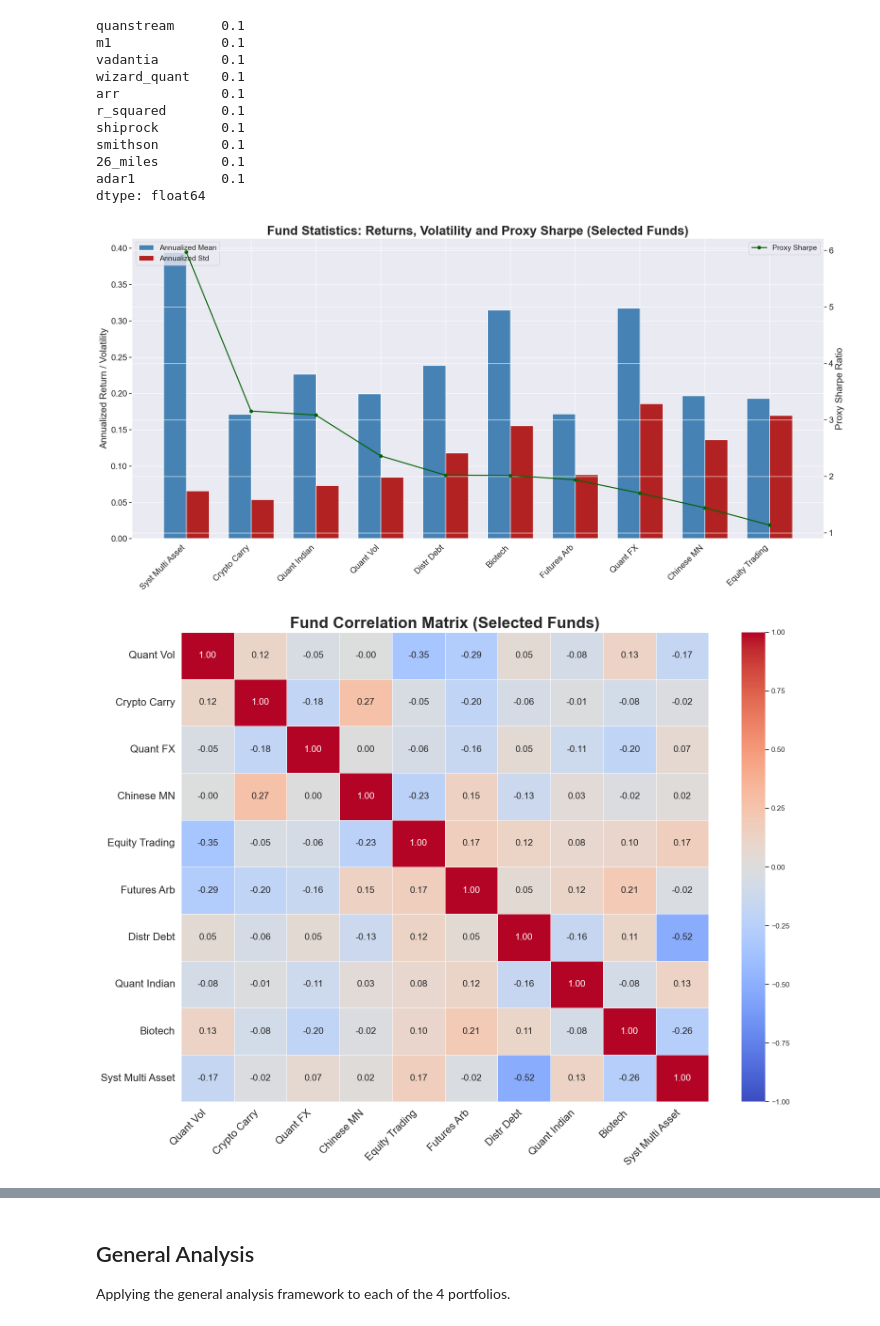
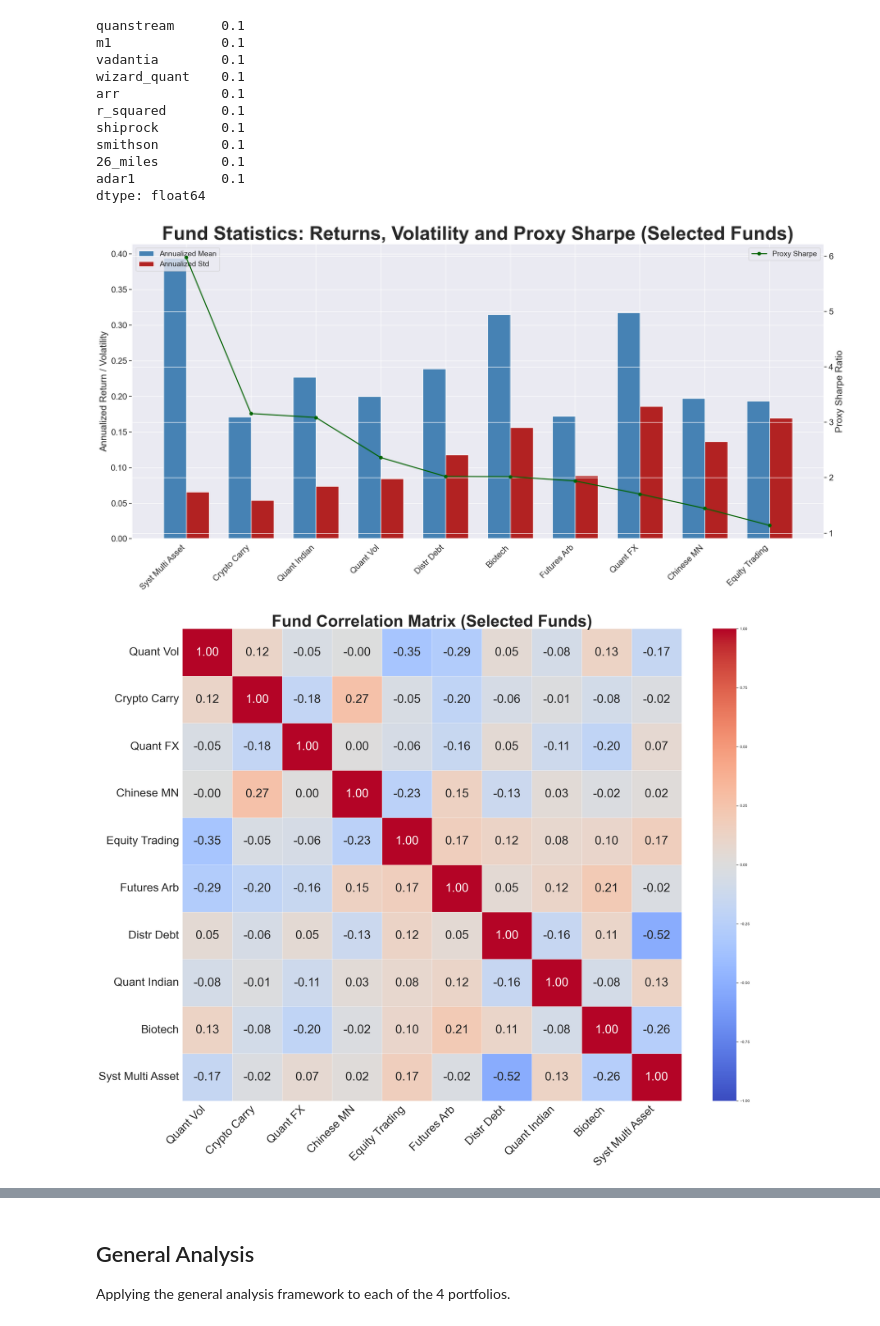
Before and after one commit to arthurdhonneur7/athenee_hf_portfolio, a Jupyter notebook: target_pflio.ipynb, the cells around one changed output, grey strips where cells are left out. Drawn from its saved outputs; the diff is of its cells as text; code cells hidden in the pictures.

Commit message:
the correlation matrix has the right size now

```diff
--- a/target_pflio.ipynb
+++ b/target_pflio.ipynb
@@ -535,41 +535,41 @@ fig, ax1 = plt.subplots(figsize=(20, 10))
 x = np.arange(len(stats_df_sel))
 width = 0.35
 ax1.bar(x - width/2, stats_df_sel["Annualized Mean"], width, label='Annualized Mean', color='steelblue')
 ax1.bar(x + width/2, stats_df_sel["Annualized Std"], width, label='Annualized Std', color='firebrick')
 ax1.set_ylabel('Annualized Return / Volatility', fontsize=18)
 ax1.tick_params(axis='y', labelsize=16)
-ax1.set_title('Fund Statistics: Returns, Volatility and Proxy Sharpe (Selected Funds)', fontsize=24, fontweight='bold')
+ax1.set_title('Fund Statistics: Returns, Volatility and Proxy Sharpe (Selected Funds)', fontsize=36, fontweight='bold')
 ax1.set_xticks(x)
 ax1.set_xticklabels([fund_short_names.get(str(c), 'Generic strategy') for c in stats_df_sel.index], rotation=45, ha='right', fontsize=16)
 ax1.legend(loc='upper left', fontsize=14)
 ax2 = ax1.twinx()
 ax2.plot(x, stats_df_sel["Proxy Sharpe"], color='darkgreen', marker='o', linewidth=2, label='Proxy Sharpe')
 ax2.set_ylabel('Proxy Sharpe Ratio', fontsize=18)
 ax2.tick_params(axis='y', labelsize=16)
 ax2.legend(loc='upper right', fontsize=14)
 plt.tight_layout()
 fig.savefig("report/fund_stats.pdf", bbox_inches="tight")
 plt.show()
 
 # 2. Correlation Matrix
 corr_matrix_sel = df_funds_full[df_funds_full.columns.intersection(selected_funds)].corr()
 corr_matrix_sel.rename(columns=lambda x: fund_short_names.get(x, 'Generic strategy'), index=lambda x: fund_short_names.get(x, 'Generic strategy'), inplace=True)
-plt.figure(figsize=(16, 12))
-sns.heatmap(corr_matrix_sel, annot=True, cmap='coolwarm', vmin=-1, vmax=1, fmt=".2f", linewidths=.5, annot_kws={"size": 14})
-plt.xticks(fontsize=16, rotation=45, ha='right')
-plt.yticks(fontsize=16, rotation=0)
-plt.title('Fund Correlation Matrix (Selected Funds)', fontsize=24, fontweight='bold')
+plt.figure(figsize=(28, 22))
+sns.heatmap(corr_matrix_sel, annot=True, cmap='coolwarm', vmin=-1, vmax=1, fmt=".2f", linewidths=.5, annot_kws={"size": 34})
+plt.xticks(fontsize=32, rotation=45, ha='right')
+plt.yticks(fontsize=32, rotation=0)
+plt.title('Fund Correlation Matrix (Selected Funds)', fontsize=46, fontweight='bold')
 plt.tight_layout()
 plt.savefig("report/correlation.pdf", bbox_inches="tight")
 plt.show()
 
 # 3. Worst 10% SP500 Months
 # Using df_full to have sp500
 df_worst = df[['sp500'] + [f for f in selected_funds if f in df.columns]].rename(columns=lambda x: fund_short_names.get(x, 'Generic strategy') if x != 'sp500' else 'sp500')
 plot_worst_sp500_months_interactive(df_worst, "(Since 2022, Selected Funds)", start_date="2022-01-01", save_path="report/worst_sp500_months.pdf")
 # %% [output]
-[figure, old version]
+[figure, new version]
-[figure, old version]
+[figure, new version]
 [figure]
 # %% [markdown]
 ## General Analysis
```
Also changed, not shown: parts of 1 cell of this notebook, 12 other files.
